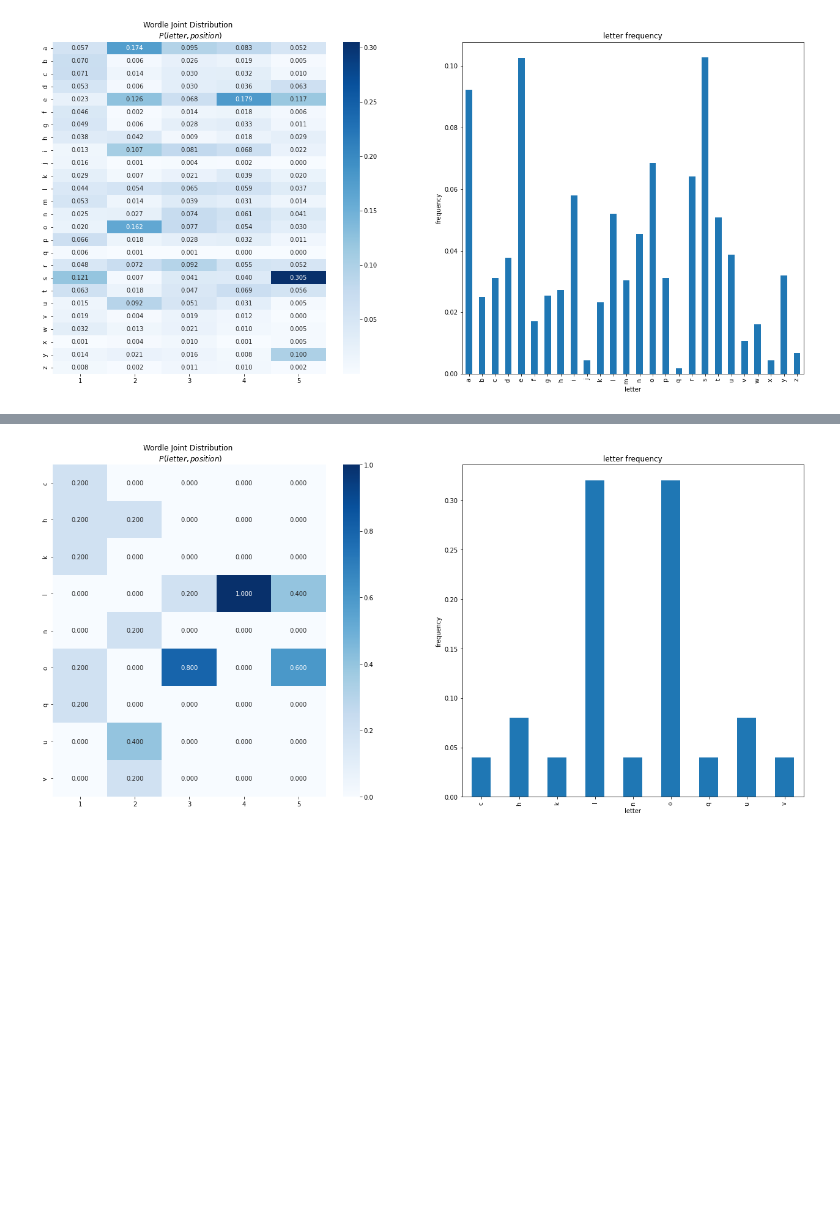
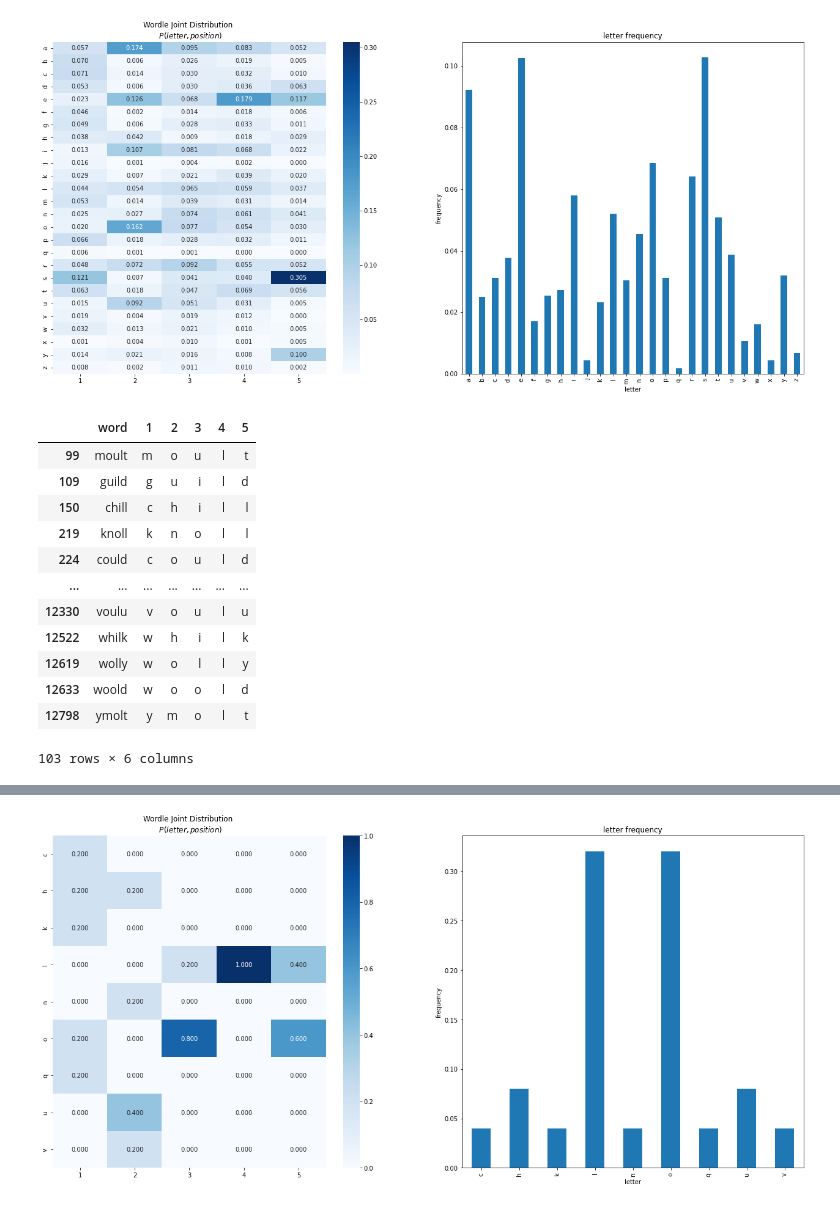
Before and after one commit to Jollyhrothgar/wordle, a Jupyter notebook: Wordle_Solver.ipynb, the cells around one changed output, grey strips where cells are left out. Drawn from its saved outputs; the diff is of its cells as text; code cells hidden in the pictures; blank space fills up the shorter version.

```diff
--- a/Wordle_Solver.ipynb
+++ b/Wordle_Solver.ipynb
@@ -198,4 +213,18 @@ game.add_hint(letter='a')
 game.add_hint(letter='s')
 game.add_hint(letter='l', location=4)
 # %%
-game.snapshot_letter_regex()
+game.word_df
+# %% [output]
+|  | word | 1 | 2 | 3 | 4 | 5 |
+| 99 | moult | m | o | u | l | t |
+| 109 | guild | g | u | i | l | d |
+| 150 | chill | c | h | i | l | l |
+| 219 | knoll | k | n | o | l | l |
+| 224 | could | c | o | u | l | d |
+| ... | ... | ... | ... | ... | ... | ... |
+| 12330 | voulu | v | o | u | l | u |
+| 12522 | whilk | w | h | i | l | k |
+| 12619 | wolly | w | o | l | l | y |
+| 12633 | woold | w | o | o | l | d |
+| 12798 | ymolt | y | m | o | l | t |
+103 rows × 6 columns
```
Also changed, not shown: parts of 22 cells of this notebook.
